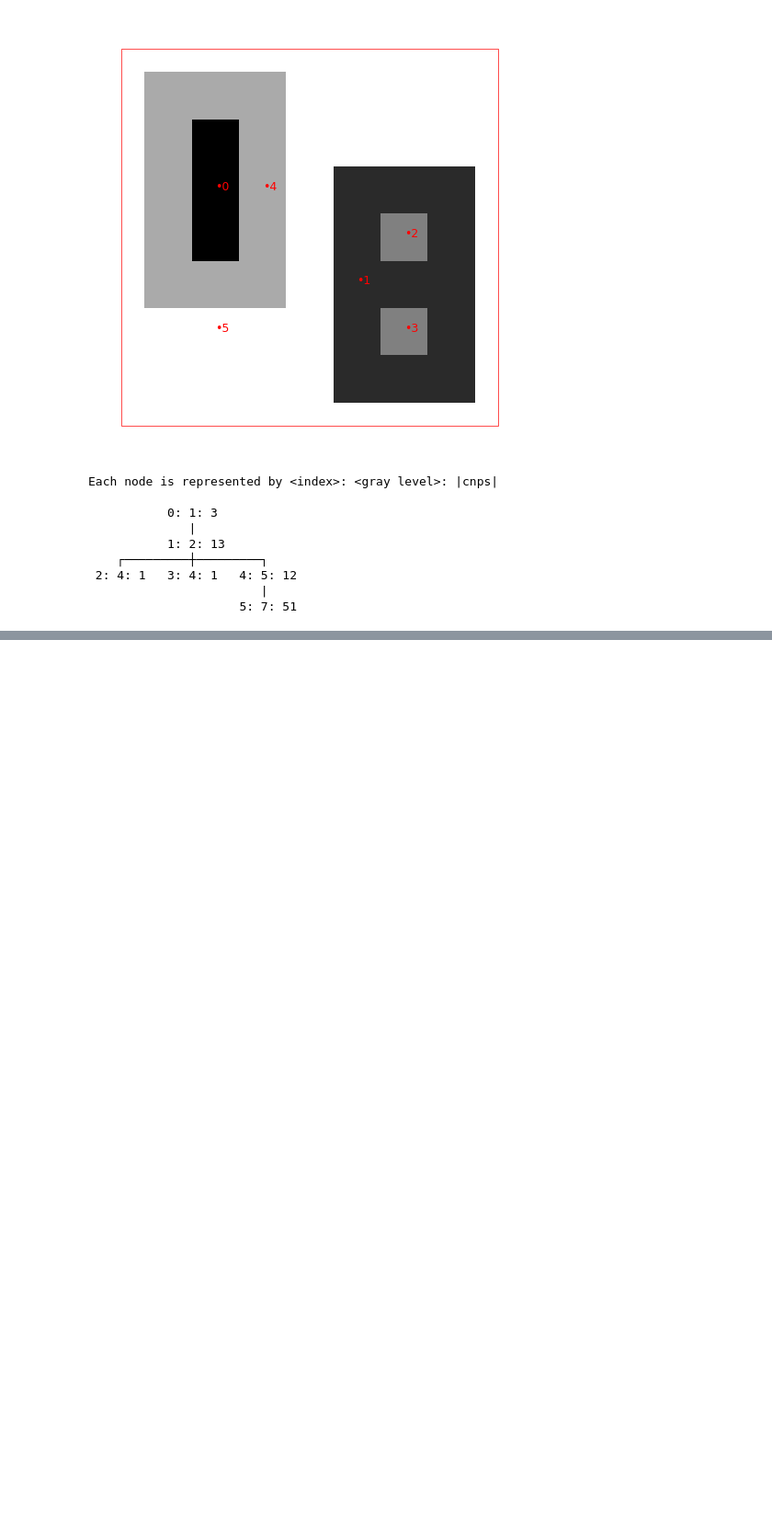
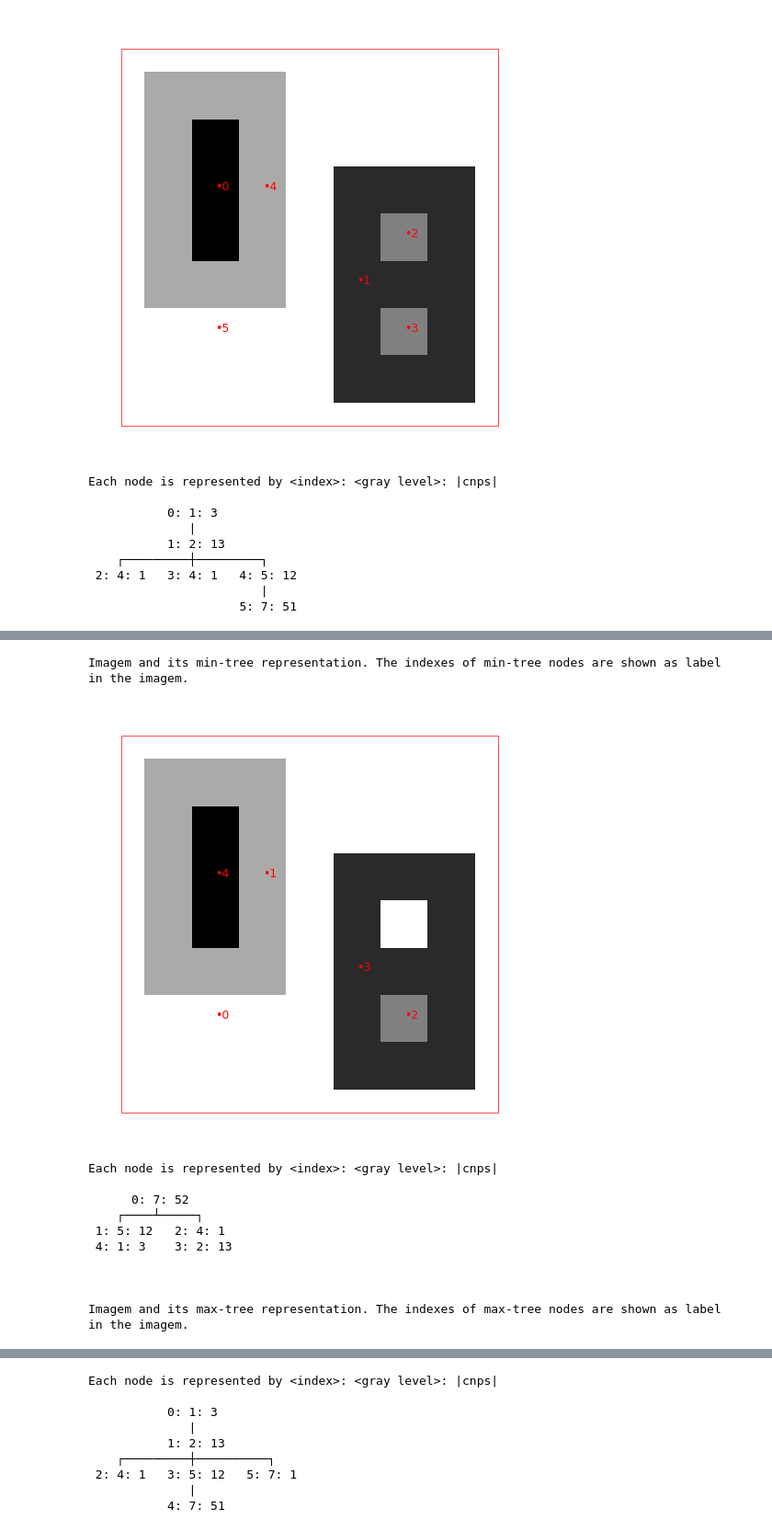
Before and after one commit to wonderalexandre/MorphoTreeAdjust, a Jupyter notebook: notebooks/morphoTreeAdjust_example_anyNode.ipynb, the cells around one changed output, grey strips where cells are left out. Shown at 92% size. Drawn from its saved outputs; the diff is of its cells as text; code cells hidden in the pictures; blank space fills up the shorter version.

```diff
--- a/notebooks/morphoTreeAdjust_example_anyNode.ipynb
+++ b/notebooks/morphoTreeAdjust_example_anyNode.ipynb
@@ -532,0 +581,38 @@ Each node is represented by <index>: <gray level>: |cnps|
+# %%
+img_dgmm = np.array([
+    [7, 7, 7, 7, 7, 7, 7, 7, 7],
+    [7, 5, 5, 5, 7, 7, 7, 7, 7],
+    [7, 5, 1, 5, 7, 7, 7, 7, 7],
+    [7, 5, 1, 5, 7, 2, 2, 2, 7],
+    [7, 5, 1, 5, 7, 2, 7, 2, 7],
+    [7, 5, 5, 5, 7, 2, 2, 2, 7],
+    [7, 7, 7, 7, 7, 2, 4, 2, 7],
+    [7, 7, 7, 7, 7, 2, 2, 2, 7],
+    [7, 7, 7, 7, 7, 7, 7, 7, 7]
+], dtype=np.uint8)
+
+
+num_rows, num_cols = img_dgmm.shape
+img_dgmm_vector = img_dgmm.ravel()
+
+maxtree = mta.ComponentTree(img_dgmm_vector, num_rows, num_cols, True)
+mintree = mta.ComponentTree(img_dgmm_vector, num_rows, num_cols, False)
+
+#showLevelSets(img_dgmm)
+#print("\n\n")
+showTree(mintree)
+print("\n\n")
+showTree(maxtree)
+# %% [output]
+Imagem and its min-tree representation. The indexes of min-tree nodes are shown as label in the imagem.
+[figure, added]
+Each node is represented by <index>: <gray level>: |cnps|
+
+      0: 7: 52
+    ┌────┴─────┐
+ 1: 5: 12   2: 4: 1
+ 4: 1: 3    3: 2: 13
+
+
+
+Imagem and its max-tree representation. The indexes of max-tree nodes are shown as label in the imagem.
@@ -532,0 +620,9 @@ Each node is represented by <index>: <gray level>: |cnps|
+Each node is represented by <index>: <gray level>: |cnps|
+
+           0: 1: 3
+              |
+           1: 2: 13
+    ┌─────────┼──────────┐
+ 2: 4: 1   3: 5: 12   5: 7: 1
+              |
+           4: 7: 51
```
Also changed, not shown: parts of 2 cells of this notebook, 11 other files.
